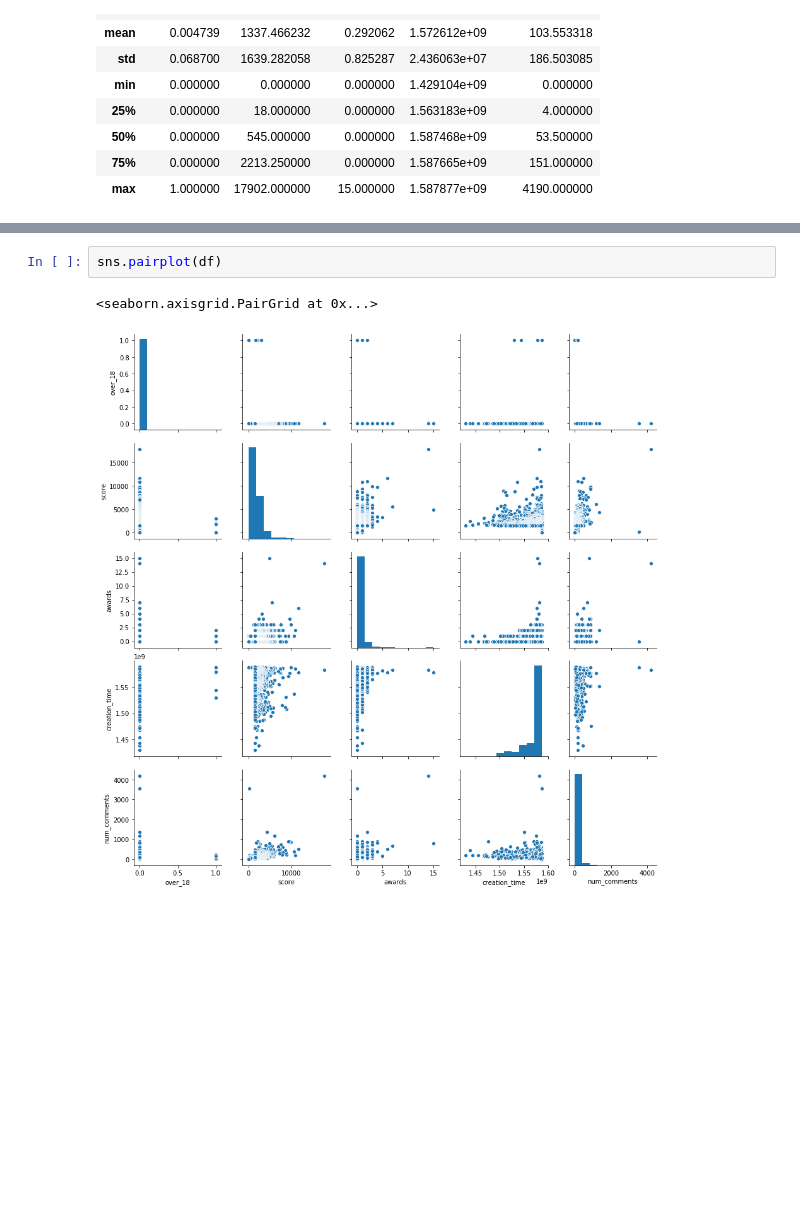
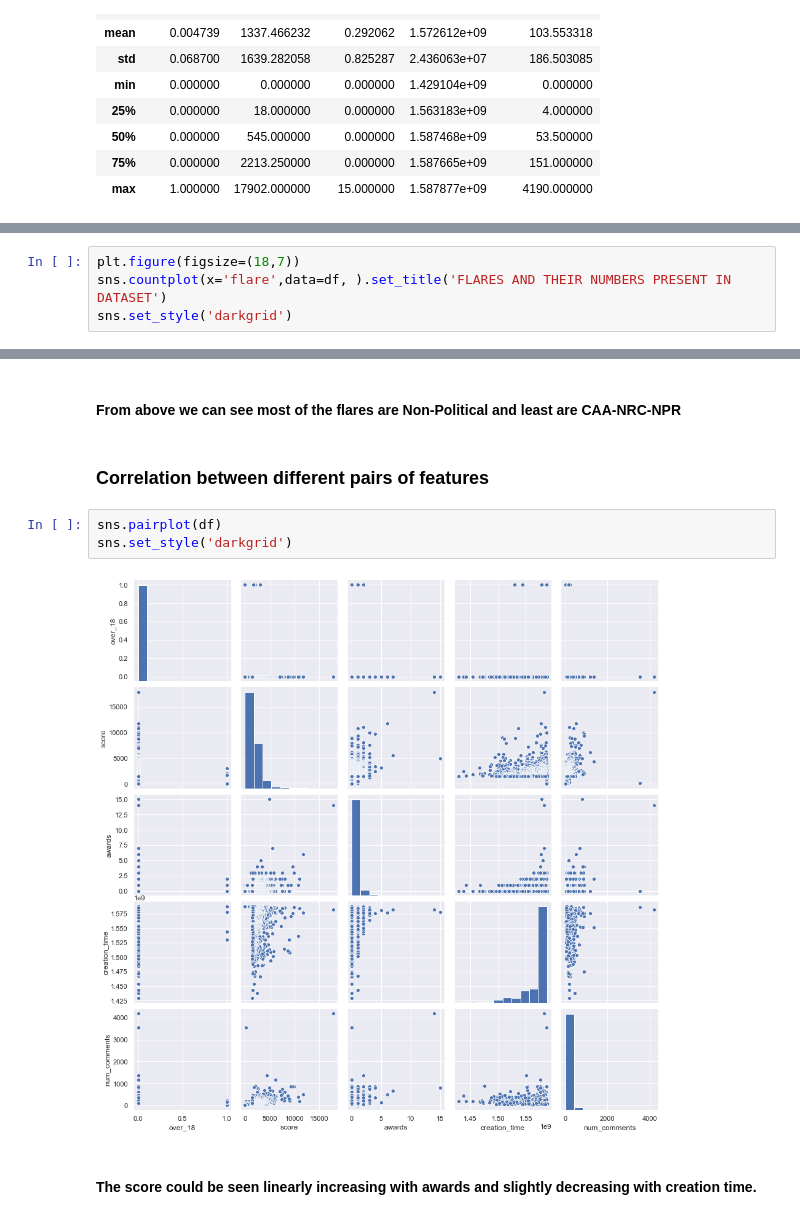
Before and after one commit to Sjsingh101/Reddit-Flare-Classifier, a Jupyter notebook: Notebook/Data Analysis.ipynb, the cells around one changed output, grey strips where cells are left out. Cells and saved outputs as stored; diff of their text form; blank space fills up the shorter version.

```diff
--- a/Notebook/Data Analysis.ipynb
+++ b/Notebook/Data Analysis.ipynb
@@ -246,0 +138,4 @@ sns.countplot(x='flare',data=df)
+# %%
+plt.figure(figsize=(18,7))
+sns.countplot(x='flare',data=df, ).set_title('FLARES AND THEIR NUMBERS PRESENT IN DATASET')
+sns.set_style('darkgrid')
@@ -247,8 +144,14 @@ sns.countplot(x='flare',data=df)
+# %% [markdown]
+#### From above we can see most of the flares are Non-Political and least are CAA-NRC-NPR
+# %% [markdown]
+### Correlation between different pairs of features
 # %%
 sns.pairplot(df)
+sns.set_style('darkgrid')
 # %% [output]
-<seaborn.axisgrid.PairGrid at 0x...>
-[figure, old version]
+[figure, new version]
+# %% [markdown]
+#### The score could be seen linearly increasing with awards and slightly decreasing with creation time.
 # %%
 sns.heatmap(df.corr())
 # %% [output]
```
Also changed, not shown: parts of 53 cells of this notebook, 5 other files.
